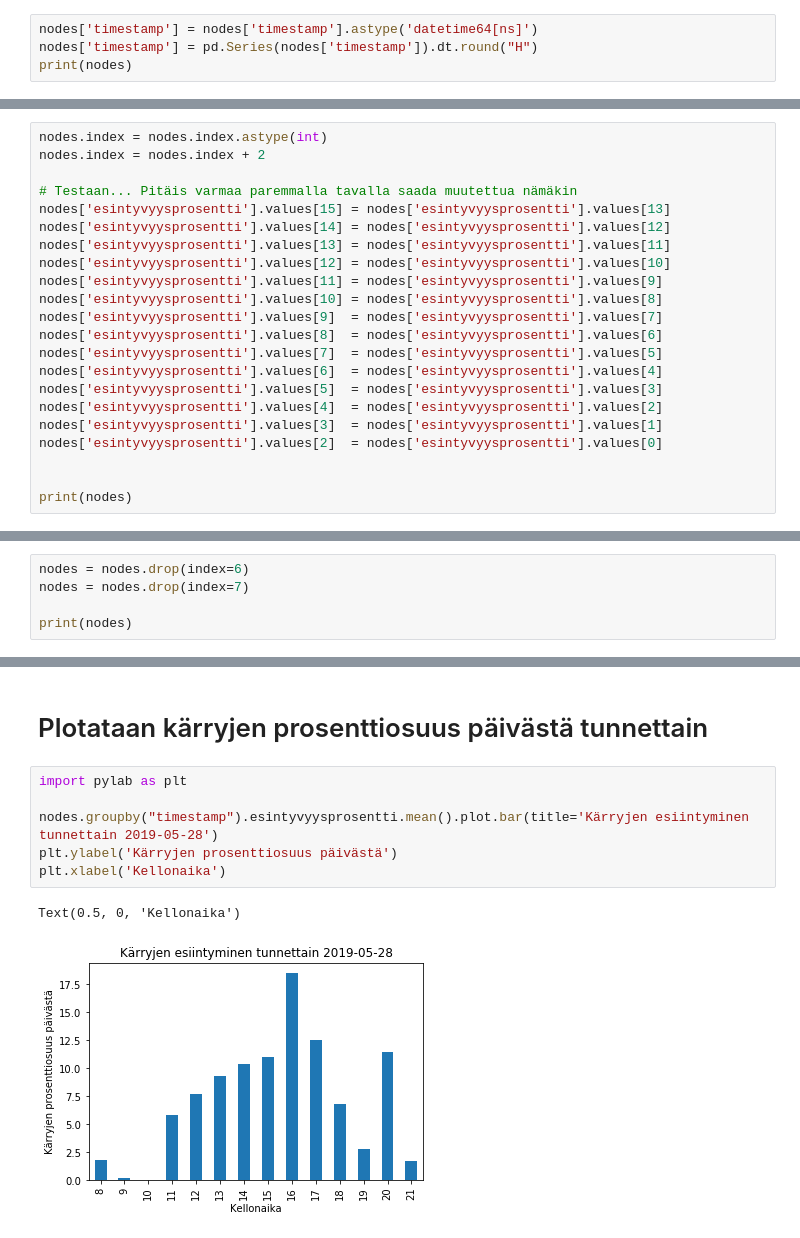
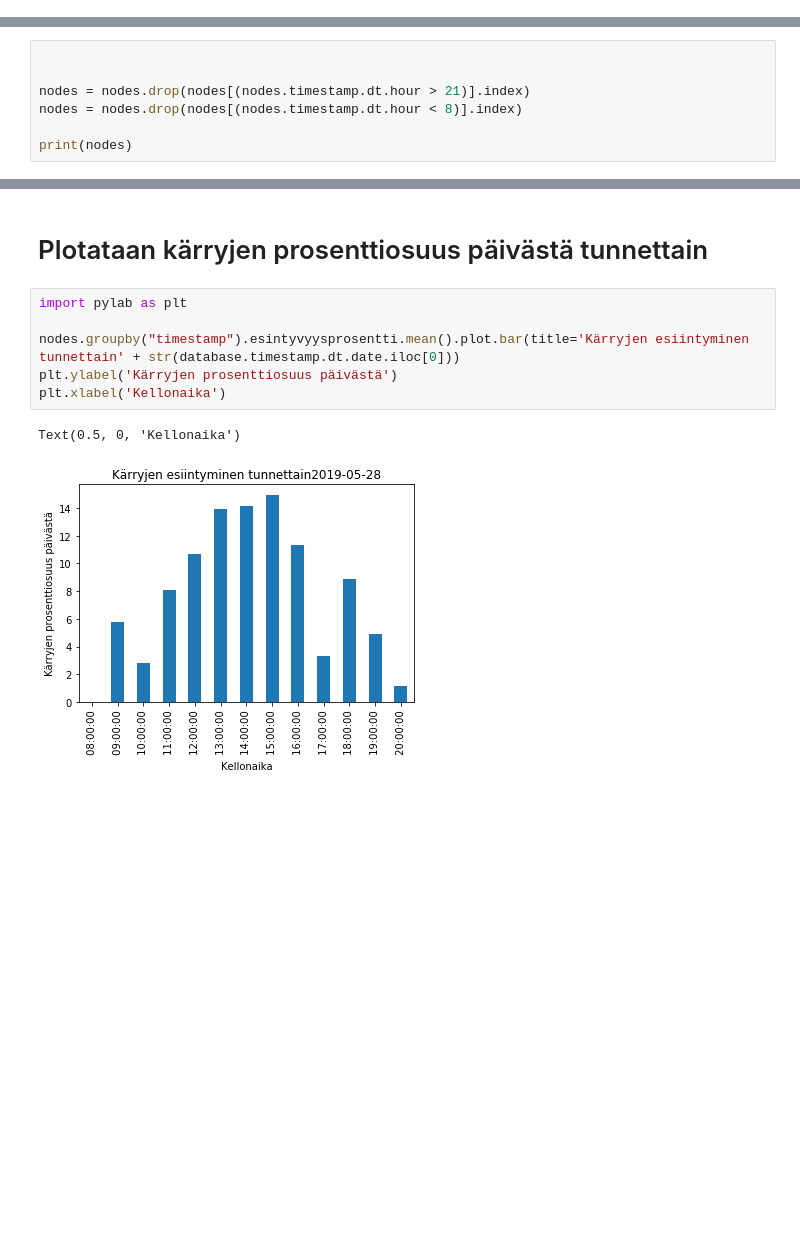
Before and after one commit to Erik-Eki/Project-Studies-1-Data-collection-Management-Visualization, a Jupyter notebook: karryjenruuhka-ajat.ipynb, the cells around one changed output, grey strips where cells are left out. Drawn from its saved outputs; the diff is of its cells as text; blank space fills up the shorter version.

```diff
--- a/karryjenruuhka-ajat.ipynb
+++ b/karryjenruuhka-ajat.ipynb
@@ -86,4 +64,0 @@ print(nodes)
-# %%
-nodes['timestamp'] = nodes['timestamp'].astype('datetime64[ns]')
-nodes['timestamp'] = pd.Series(nodes['timestamp']).dt.round("H")
-print(nodes)
@@ -104,0 +94,7 @@ print(nodes)
+# %%
+
+
+nodes = nodes.drop(nodes[(nodes.timestamp.dt.hour > 21)].index)
+nodes = nodes.drop(nodes[(nodes.timestamp.dt.hour < 8)].index)
+
+print(nodes)
@@ -203,22 +202,0 @@ timestamp
-# %%
-nodes.index = nodes.index.astype(int)
-nodes.index = nodes.index + 2
-
-# Testaan... Pitäis varmaa paremmalla tavalla saada muutettua nämäkin
-nodes['esintyvyysprosentti'].values[15] = nodes['esintyvyysprosentti'].values[13]
-nodes['esintyvyysprosentti'].values[14] = nodes['esintyvyysprosentti'].values[12]
-nodes['esintyvyysprosentti'].values[13] = nodes['esintyvyysprosentti'].values[11]
-nodes['esintyvyysprosentti'].values[12] = nodes['esintyvyysprosentti'].values[10]
-nodes['esintyvyysprosentti'].values[11] = nodes['esintyvyysprosentti'].values[9]
-nodes['esintyvyysprosentti'].values[10] = nodes['esintyvyysprosentti'].values[8]
-nodes['esintyvyysprosentti'].values[9]  = nodes['esintyvyysprosentti'].values[7]
-nodes['esintyvyysprosentti'].values[8]  = nodes['esintyvyysprosentti'].values[6]
-nodes['esintyvyysprosentti'].values[7]  = nodes['esintyvyysprosentti'].values[5]
-nodes['esintyvyysprosentti'].values[6]  = nodes['esintyvyysprosentti'].values[4]
-nodes['esintyvyysprosentti'].values[5]  = nodes['esintyvyysprosentti'].values[3]
-nodes['esintyvyysprosentti'].values[4]  = nodes['esintyvyysprosentti'].values[2]
-nodes['esintyvyysprosentti'].values[3]  = nodes['esintyvyysprosentti'].values[1]
-nodes['esintyvyysprosentti'].values[2]  = nodes['esintyvyysprosentti'].values[0]
-
-
-print(nodes)
@@ -246,5 +202,0 @@ timestamp
-# %%
-nodes = nodes.drop(index=6)
-nodes = nodes.drop(index=7)
-
-print(nodes)
@@ -270,9 +205,9 @@ timestamp
 # %%
 import pylab as plt
 
-nodes.groupby("timestamp").esintyvyysprosentti.mean().plot.bar(title='Kärryjen esiintyminen tunnettain 2019-05-28')
+nodes.groupby("timestamp").esintyvyysprosentti.mean().plot.bar(title='Kärryjen esiintyminen tunnettain' + str(database.timestamp.dt.date.iloc[0]))
 plt.ylabel('Kärryjen prosenttiosuus päivästä')
 plt.xlabel('Kellonaika')
 # %% [output]
 Text(0.5, 0, 'Kellonaika')
-[figure, old version]
+[figure, new version]
```
Also changed, not shown: parts of 15 cells of this notebook, 5 other files.
